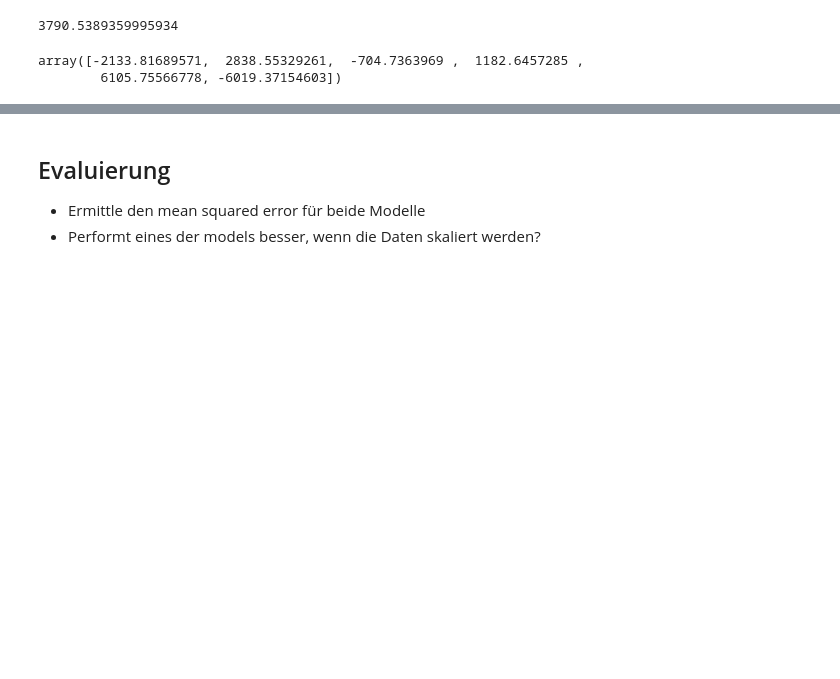
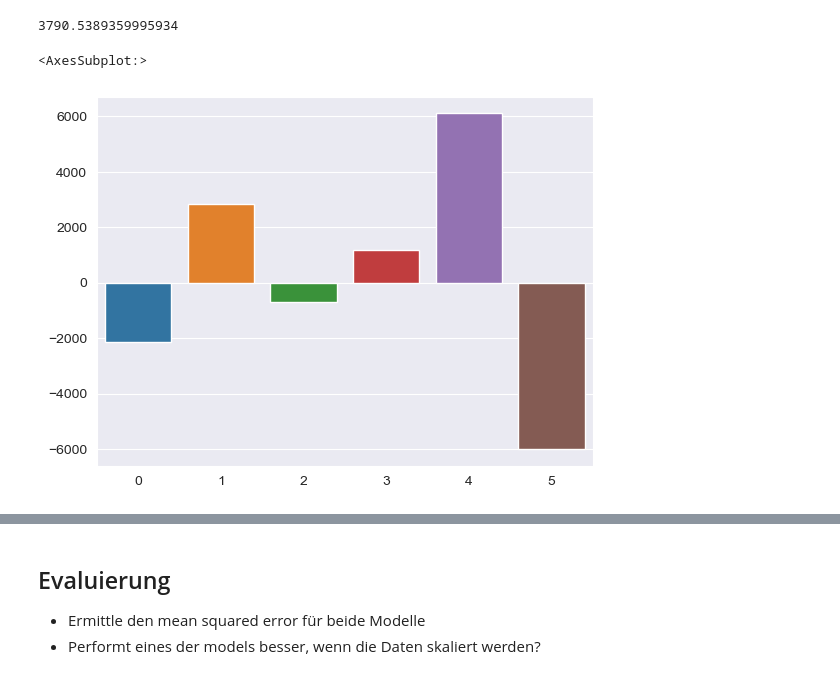
Before and after one commit to Dani4532/regression, a Jupyter notebook: cars.ipynb, the cells around one changed output, grey strips where cells are left out. Saved outputs shown, nothing was run; the diff lists cells and outputs as text; code cells hidden in the pictures; blank space fills up the shorter version.

```diff
--- a/cars.ipynb
+++ b/cars.ipynb
@@ -112,11 +115,14 @@ error = mean_squared_error(y_true=y_test, y_pred=predictions)
 np.sqrt(error)
 # %% [output]
 3790.5389359995934
-# %%
-model.coef_
-# %% [output]
-array([-2133.81689571,  2838.55329261,  -704.7363969 ,  1182.6457285 ,
-        6105.75566778, -6019.37154603])
+# %%
+importance = model.coef_
+sns.barplot([x for x in range(len(importance))], importance)
+
+#kilometer hat einen negativen Einfluss
+# %% [output]
+<AxesSubplot:>
+[figure, added]
 # %%
 forest = RandomForestRegressor()
 forest.fit(X_train, y_train)
```
Also changed, not shown: parts of 9 cells of this notebook.
